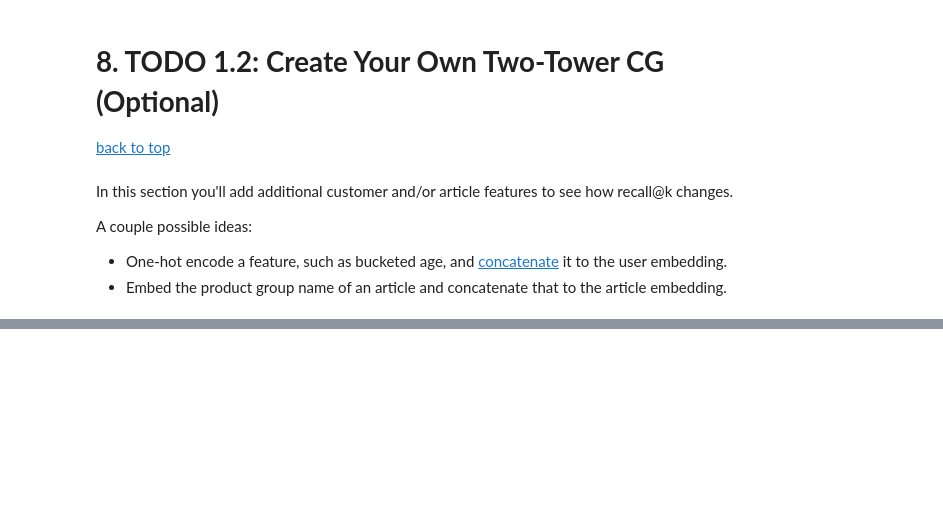
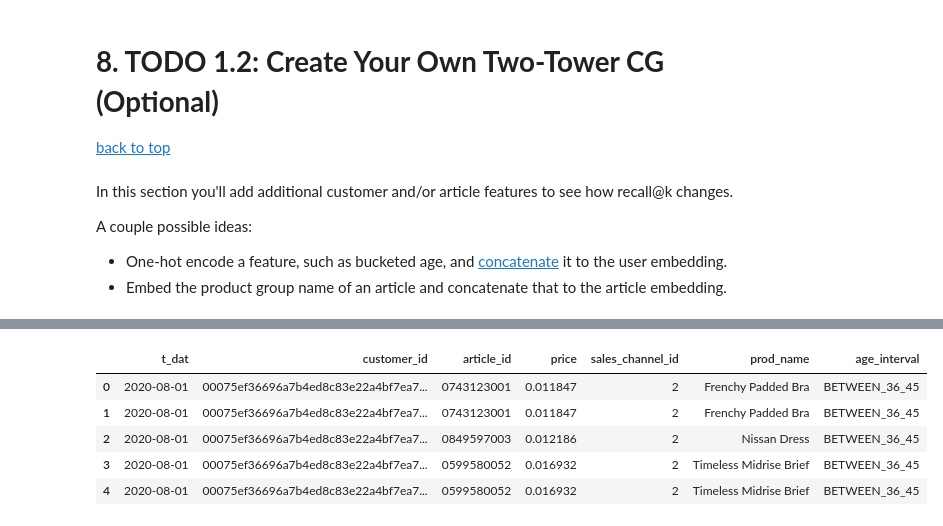
Before and after one commit to yudhiesh/corise-Personalized-Recommendations-at-Scale, a Jupyter notebook: run_2/week1_project_CandidateGenerators_run2_yudhiesh.ipynb, the cells around one changed output, grey strips where cells are left out. Saved outputs shown, nothing was run; the diff lists cells and outputs as text; code cells hidden in the pictures; blank space fills up the shorter version.

```diff
--- a/run_2/week1_project_CandidateGenerators_run2_yudhiesh.ipynb
+++ b/run_2/week1_project_CandidateGenerators_run2_yudhiesh.ipynb
@@ -127,4 +86,0 @@ def reduce_mem_usage(df):
-# %%
-article_df = reduce_mem_usage(article_df)
-customer_df = reduce_mem_usage(customer_df)
-transaction_df = reduce_mem_usage(transaction_df)
@@ -1005,0 +835,21 @@ Recall @ 1000 Candidates: 0.17366
+# %%
+# Bucket age groups
+def create_age_interval(x):
+    if x <= 25:
+        return 'BETWEEN_16_25'
+    elif x <= 35:
+        return 'BETWEEN_26_35'
+    elif x <= 45:
+        return 'BETWEEN_36_45'
+    elif x <= 55:
+        return 'BETWEEN_46_55'
+    elif x <= 65:
+        return 'BETWEEN_56_65'
+    else:
+        return 'BETWEEN_66_99'
+customer_df["age_interval"] = customer_df["age"].apply(lambda x: create_age_interval(x))
+
+# Make sure all nulls are filled in customer_df
+assert customer_df.isnull().sum().sum() == 0
+
+customer_df.head()
@@ -1005,0 +863,3 @@ Recall @ 1000 Candidates: 0.17366
+# %%
+train2 = pd.merge(train, article_df[['article_id', 'prod_name']], on="article_id", how="left")
+train2.head()
@@ -1005,0 +873,10 @@ Recall @ 1000 Candidates: 0.17366
+# %%
+train2 = pd.merge(train2, customer_df[['customer_id', 'age_interval']], on="customer_id", how="left")
+train2.head()
+# %% [output]
+|  | t_dat | customer_id | article_id | price | sales_channel_id | prod_name | age_interval |
+| 0 | 2020-08-01 | 00075ef36696a7b4ed8c83e22a4bf7ea7... | 0743123001 | 0.011847 | 2 | Frenchy Padded Bra | BETWEEN_36_45 |
+| 1 | 2020-08-01 | 00075ef36696a7b4ed8c83e22a4bf7ea7... | 0743123001 | 0.011847 | 2 | Frenchy Padded Bra | BETWEEN_36_45 |
+| 2 | 2020-08-01 | 00075ef36696a7b4ed8c83e22a4bf7ea7... | 0849597003 | 0.012186 | 2 | Nissan Dress | BETWEEN_36_45 |
+| 3 | 2020-08-01 | 00075ef36696a7b4ed8c83e22a4bf7ea7... | 0599580052 | 0.016932 | 2 | Timeless Midrise Brief | BETWEEN_36_45 |
+| 4 | 2020-08-01 | 00075ef36696a7b4ed8c83e22a4bf7ea7... | 0599580052 | 0.016932 | 2 | Timeless Midrise Brief | BETWEEN_36_45 |
```
Also changed, not shown: parts of 68 cells of this notebook.
